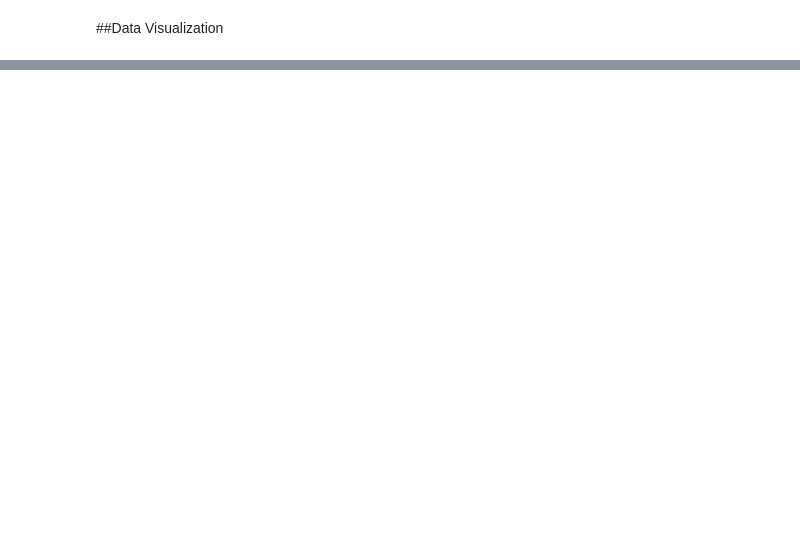
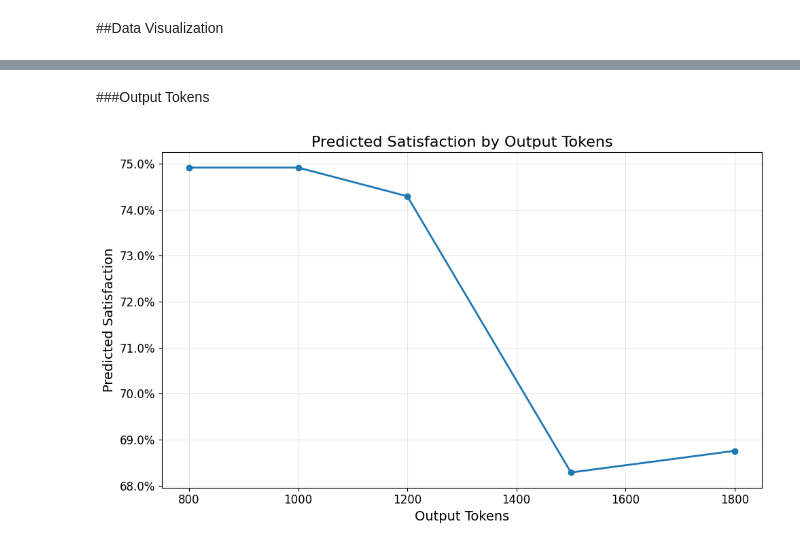
Before and after one commit to stephanie465337/Data-Science-Portfolio-C21, a Jupyter notebook: Projects/Capstone/chat_metrics_Pass_6.ipynb, the cells around one changed output, grey strips where cells are left out. Cells and saved outputs as stored; diff of their text form; code cells hidden in the pictures; blank space fills up the shorter version.

```diff
--- a/Projects/Capstone/chat_metrics_Pass_6.ipynb
+++ b/Projects/Capstone/chat_metrics_Pass_6.ipynb
@@ -114,0 +225,28 @@ plt.show()
+# %% [markdown]
+###Output Tokens
+# %%
+plt.figure(figsize=(10, 6))
+
+plt.plot(
+    token_results['Output Tokens'],
+    token_results['Predicted Satisfaction'],
+    marker='o',
+    linewidth=2
+)
+
+plt.xlabel('Output Tokens', fontsize=14)
+plt.ylabel('Predicted Satisfaction', fontsize=14)
+plt.title('Predicted Satisfaction by Output Tokens', fontsize=16)
+
+plt.gca().yaxis.set_major_formatter(mtick.PercentFormatter(1.0))
+
+plt.xticks(fontsize=12)
+plt.yticks(fontsize=12)
+
+plt.grid(alpha=0.3)
+
+plt.tight_layout()
+plt.savefig('output_tokens_optimization.png', dpi=300, bbox_inches='tight')
+plt.show()
+# %% [output]
+[figure, added]
```
Also changed, not shown: parts of 15 cells of this notebook.
